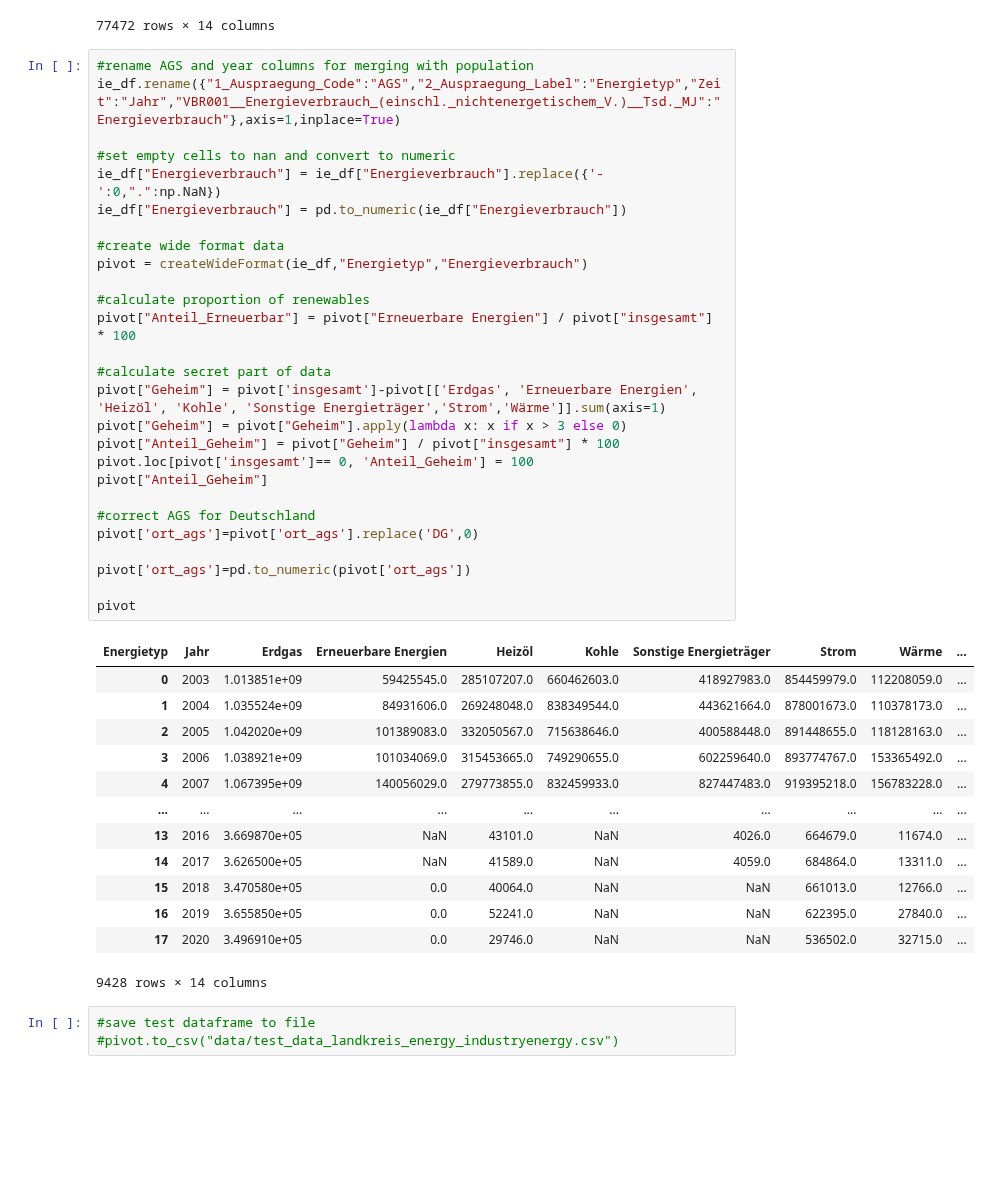
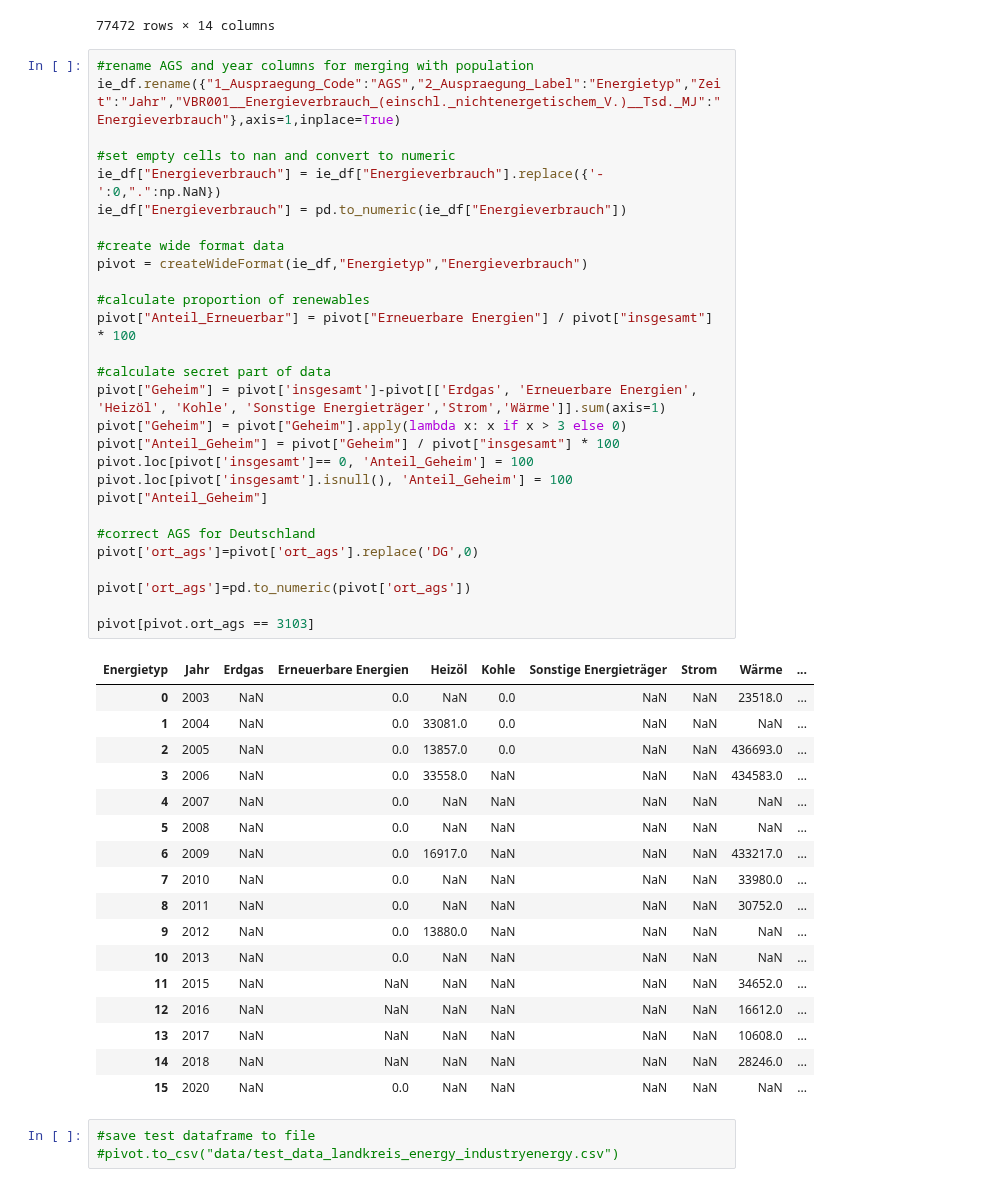
Before and after one commit to uclab-potsdam/klimataz, a Jupyter notebook: data/energy/final_data_landkreise_energy_industryenergyconsumption.ipynb, the cells around one changed output. Drawn from its saved outputs; the diff is of its cells as text; blank space fills up the shorter version.

```diff
--- a/data/energy/final_data_landkreise_energy_industryenergyconsumption.ipynb
+++ b/data/energy/final_data_landkreise_energy_industryenergyconsumption.ipynb
@@ -52,44 +52,49 @@ ie_df
 # %%
 #rename AGS and year columns for merging with population
 ie_df.rename({"1_Auspraegung_Code":"AGS","2_Auspraegung_Label":"Energietyp","Zeit":"Jahr","VBR001__Energieverbrauch_(einschl._nichtenergetischem_V.)__Tsd._MJ":"Energieverbrauch"},axis=1,inplace=True)
 
 #set empty cells to nan and convert to numeric
 ie_df["Energieverbrauch"] = ie_df["Energieverbrauch"].replace({'-':0,".":np.NaN})
 ie_df["Energieverbrauch"] = pd.to_numeric(ie_df["Energieverbrauch"])
 
 #create wide format data
 pivot = createWideFormat(ie_df,"Energietyp","Energieverbrauch")
 
 #calculate proportion of renewables
 pivot["Anteil_Erneuerbar"] = pivot["Erneuerbare Energien"] / pivot["insgesamt"] * 100
 
 #calculate secret part of data
 pivot["Geheim"] = pivot['insgesamt']-pivot[['Erdgas', 'Erneuerbare Energien', 'Heizöl', 'Kohle', 'Sonstige Energieträger','Strom','Wärme']].sum(axis=1)
 pivot["Geheim"] = pivot["Geheim"].apply(lambda x: x if x > 3 else 0)
 pivot["Anteil_Geheim"] = pivot["Geheim"] / pivot["insgesamt"] * 100
 pivot.loc[pivot['insgesamt']== 0, 'Anteil_Geheim'] = 100
+pivot.loc[pivot['insgesamt'].isnull(), 'Anteil_Geheim'] = 100
 pivot["Anteil_Geheim"]
 
 #correct AGS for Deutschland
 pivot['ort_ags']=pivot['ort_ags'].replace('DG',0)
 
 pivot['ort_ags']=pd.to_numeric(pivot['ort_ags'])
 
-pivot
+pivot[pivot.ort_ags == 3103]
 # %% [output]
 | Energietyp | Jahr | Erdgas | Erneuerbare Energien | Heizöl | Kohle | Sonstige Energieträger | Strom | Wärme | ... |
-| 0 | 2003 | 1.013851e+09 | 59425545.0 | 285107207.0 | 660462603.0 | 418927983.0 | 854459979.0 | 112208059.0 | ... |
-| 1 | 2004 | 1.035524e+09 | 84931606.0 | 269248048.0 | 838349544.0 | 443621664.0 | 878001673.0 | 110378173.0 | ... |
-| 2 | 2005 | 1.042020e+09 | 101389083.0 | 332050567.0 | 715638646.0 | 400588448.0 | 891448655.0 | 118128163.0 | ... |
-| 3 | 2006 | 1.038921e+09 | 101034069.0 | 315453665.0 | 749290655.0 | 602259640.0 | 893774767.0 | 153365492.0 | ... |
-| 4 | 2007 | 1.067395e+09 | 140056029.0 | 279773855.0 | 832459933.0 | 827447483.0 | 919395218.0 | 156783228.0 | ... |
-| ... | ... | ... | ... | ... | ... | ... | ... | ... | ... |
-| 13 | 2016 | 3.669870e+05 | NaN | 43101.0 | NaN | 4026.0 | 664679.0 | 11674.0 | ... |
-| 14 | 2017 | 3.626500e+05 | NaN | 41589.0 | NaN | 4059.0 | 684864.0 | 13311.0 | ... |
-| 15 | 2018 | 3.470580e+05 | 0.0 | 40064.0 | NaN | NaN | 661013.0 | 12766.0 | ... |
-| 16 | 2019 | 3.655850e+05 | 0.0 | 52241.0 | NaN | NaN | 622395.0 | 27840.0 | ... |
-| 17 | 2020 | 3.496910e+05 | 0.0 | 29746.0 | NaN | NaN | 536502.0 | 32715.0 | ... |
+| 0 | 2003 | NaN | 0.0 | NaN | 0.0 | NaN | NaN | 23518.0 | ... |
+| 1 | 2004 | NaN | 0.0 | 33081.0 | 0.0 | NaN | NaN | NaN | ... |
+| 2 | 2005 | NaN | 0.0 | 13857.0 | 0.0 | NaN | NaN | 436693.0 | ... |
+| 3 | 2006 | NaN | 0.0 | 33558.0 | NaN | NaN | NaN | 434583.0 | ... |
+| 4 | 2007 | NaN | 0.0 | NaN | NaN | NaN | NaN | NaN | ... |
+| 5 | 2008 | NaN | 0.0 | NaN | NaN | NaN | NaN | NaN | ... |
+| 6 | 2009 | NaN | 0.0 | 16917.0 | NaN | NaN | NaN | 433217.0 | ... |
+| 7 | 2010 | NaN | 0.0 | NaN | NaN | NaN | NaN | 33980.0 | ... |
+| 8 | 2011 | NaN | 0.0 | NaN | NaN | NaN | NaN | 30752.0 | ... |
+| 9 | 2012 | NaN | 0.0 | 13880.0 | NaN | NaN | NaN | NaN | ... |
+| 10 | 2013 | NaN | 0.0 | NaN | NaN | NaN | NaN | NaN | ... |
+| 11 | 2015 | NaN | NaN | NaN | NaN | NaN | NaN | 34652.0 | ... |
+| 12 | 2016 | NaN | NaN | NaN | NaN | NaN | NaN | 16612.0 | ... |
+| 13 | 2017 | NaN | NaN | NaN | NaN | NaN | NaN | 10608.0 | ... |
+| 14 | 2018 | NaN | NaN | NaN | NaN | NaN | NaN | 28246.0 | ... |
+| 15 | 2020 | NaN | 0.0 | NaN | NaN | NaN | NaN | NaN | ... |
-9428 rows × 14 columns
 # %%
 #save test dataframe to file
 #pivot.to_csv("data/test_data_landkreis_energy_industryenergy.csv")
```
Also changed, not shown: 7 other files.
